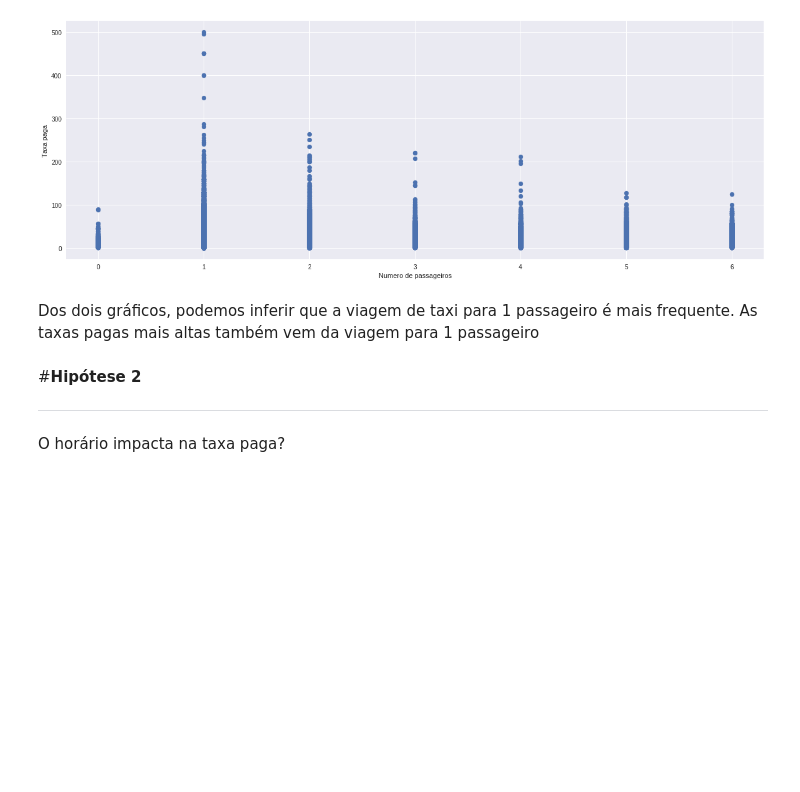
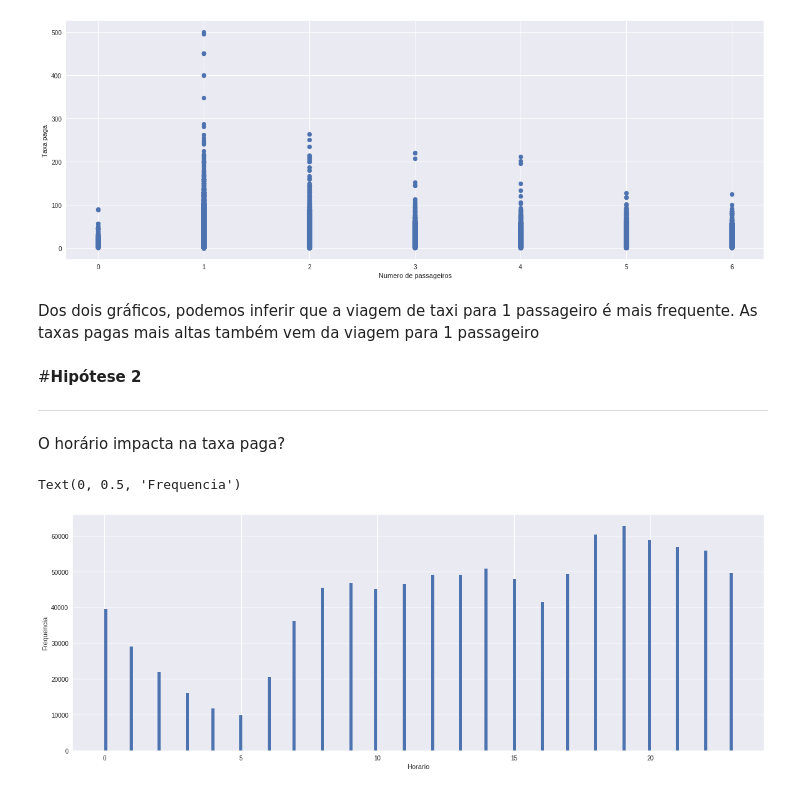
Before and after one commit to 51rL1N5/Prova_Esig, a Jupyter notebook: taxi_fare.ipynb, the cells around one changed output. Cells and saved outputs as stored; diff of their text form; code cells hidden in the pictures; blank space fills up the shorter version.

Commit message:
Feito a análise da hipótese 2, bem como descoberto uma relação interessante entre horário x distância x taxa paga

```diff
--- a/taxi_fare.ipynb
+++ b/taxi_fare.ipynb
@@ -228,3 +229,14 @@ Dos dois gráficos, podemos inferir que a viagem de taxi para 1 passageiro é ma
 ---
 
 O horário impacta na taxa paga?
+# %%
+# Primeiro vamos estudar como está distribuida o horário os quais os taxis são pegos
+
+plt.figure(figsize=(20,7))
+
+chunk['Horario'].hist(bins=200)
+plt.xlabel('Horario')
+plt.ylabel('Frequencia')
+# %% [output]
+Text(0, 0.5, 'Frequencia')
+[figure, added]
```
Also changed, not shown: parts of 6 cells of this notebook.
